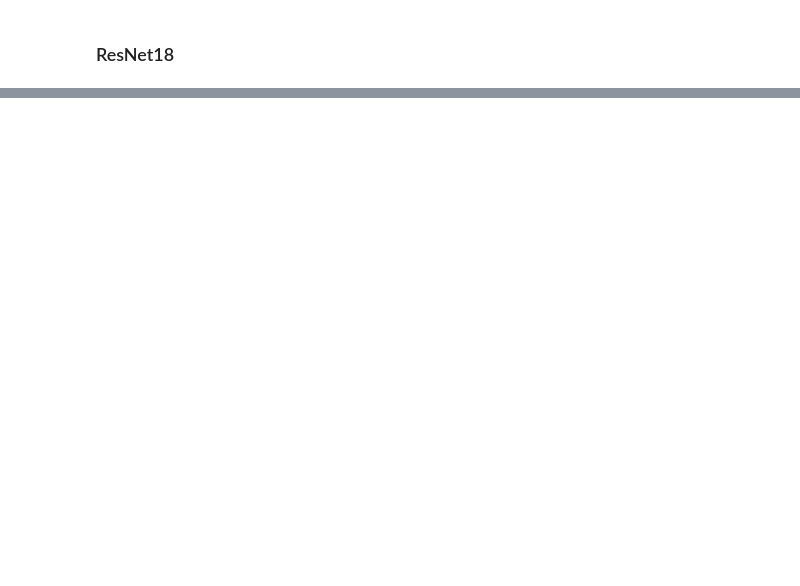
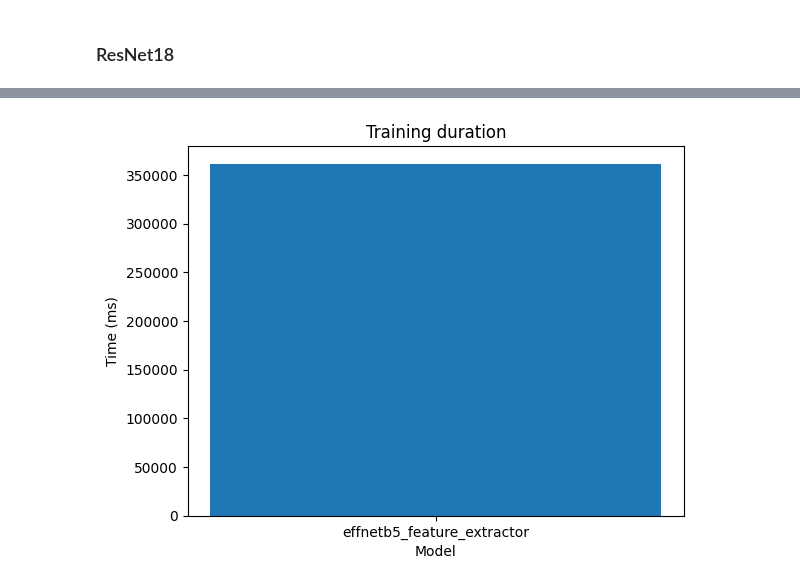
Before and after one commit to ilyii/deep-learning, a Jupyter notebook: transfer-learning/assignment.ipynb, the cells around one changed output, grey strips where cells are left out. Drawn from its saved outputs; the diff is of its cells as text; code cells hidden in the pictures; blank space fills up the shorter version.

```diff
--- a/transfer-learning/assignment.ipynb
+++ b/transfer-learning/assignment.ipynb
@@ -328,0 +487,12 @@ print(f"Test loss: {np.mean(train_metrics_res18_ft['loss']):.2f}")
+# %%
+# PLOT TIME
+
+import matplotlib.pyplot as plt
+
+plt.bar(time_dict.keys(), time_dict.values())
+plt.ylabel("Time (ms)")
+plt.xlabel("Model")
+plt.title("Training duration")
+plt.show()
+# %% [output]
+[figure, added]
```
Also changed, not shown: parts of 17 cells of this notebook, 3 other files.
